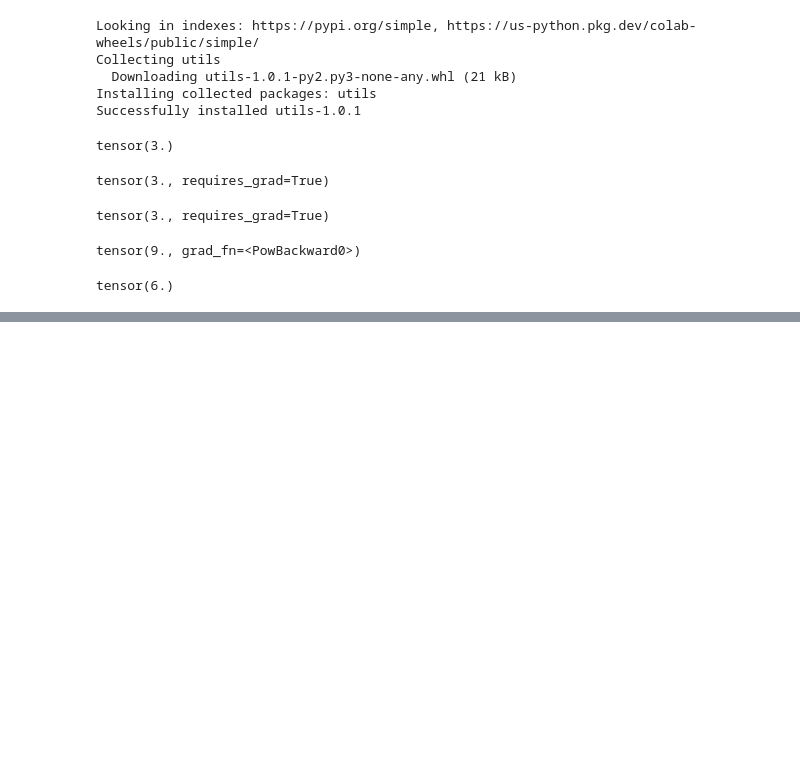
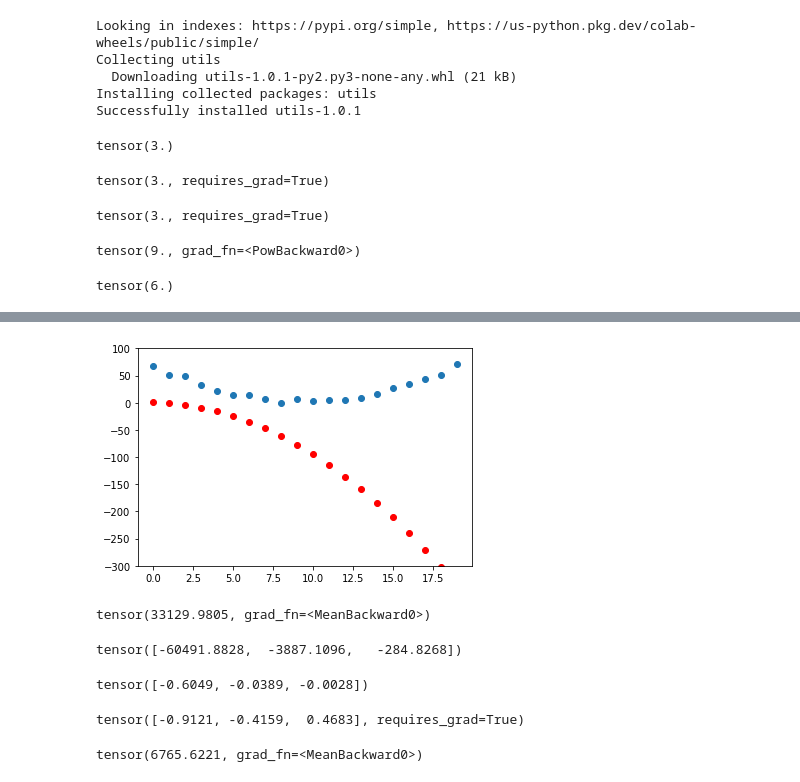
Before and after one commit to ohikouta/deep-learning_pytorch_fastai, a Jupyter notebook: ch04.ipynb, the cells around one changed output, grey strips where cells are left out. Cells and saved outputs as stored; diff of their text form; code cells hidden in the pictures; blank space fills up the shorter version.

```diff
--- a/ch04.ipynb
+++ b/ch04.ipynb
@@ -260,0 +290,4 @@ tensor(6.)
+# %%
+def f(t, params):
+  a, b, c = params
+  return a*(t**2) + (b*t) + c
@@ -260,0 +302,30 @@ tensor(6.)
+# %%
+preds = f(time, params)
+# %%
+def show_preds(preds, ax=None):
+  if ax is None: ax=plt.subplots()[1]
+  ax.scatter(time, speed)
+  ax.scatter(time, to_np(preds), color='red')
+  ax.set_ylim(-300, 100)
+
+show_preds(preds)
+# %% [output]
+[figure, added]
+# %%
+loss = mse(preds, speed)
+loss
+# %% [output]
+tensor(33129.9805, grad_fn=<MeanBackward0>)
+# %%
+loss.backward()
+params.grad
+# %% [output]
+tensor([-60491.8828,  -3887.1096,   -284.8268])
+# %%
+params.grad * 1e-5
+# %% [output]
+tensor([-0.6049, -0.0389, -0.0028])
+# %%
+params
+# %% [output]
+tensor([-0.9121, -0.4159,  0.4683], requires_grad=True)
@@ -260,0 +336,5 @@ tensor(6.)
+# %%
+preds = f(time, params)
+mse(preds, speed)
+# %% [output]
+tensor(6765.6221, grad_fn=<MeanBackward0>)
```
Also changed, not shown: parts of 86 cells of this notebook.
